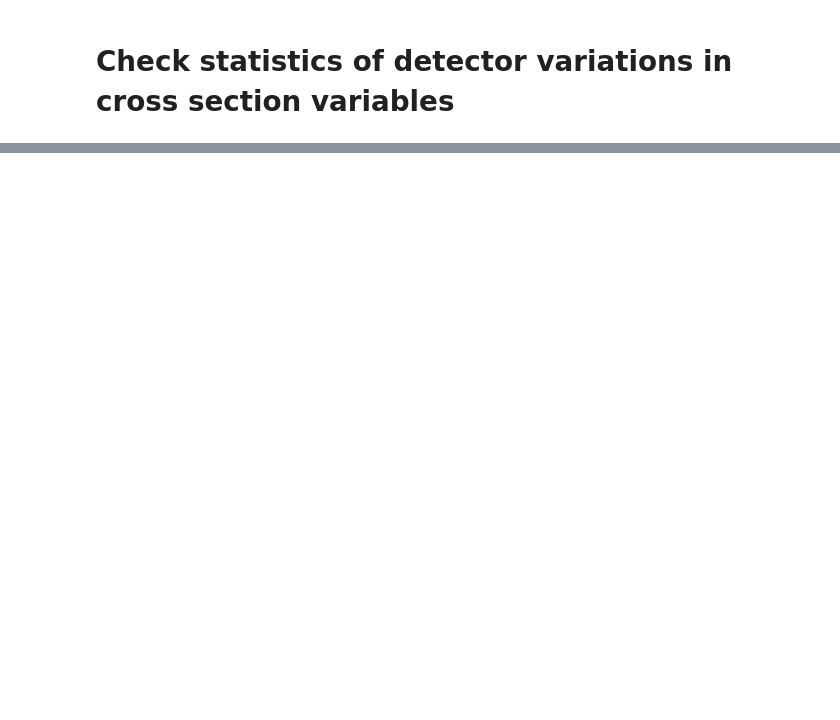
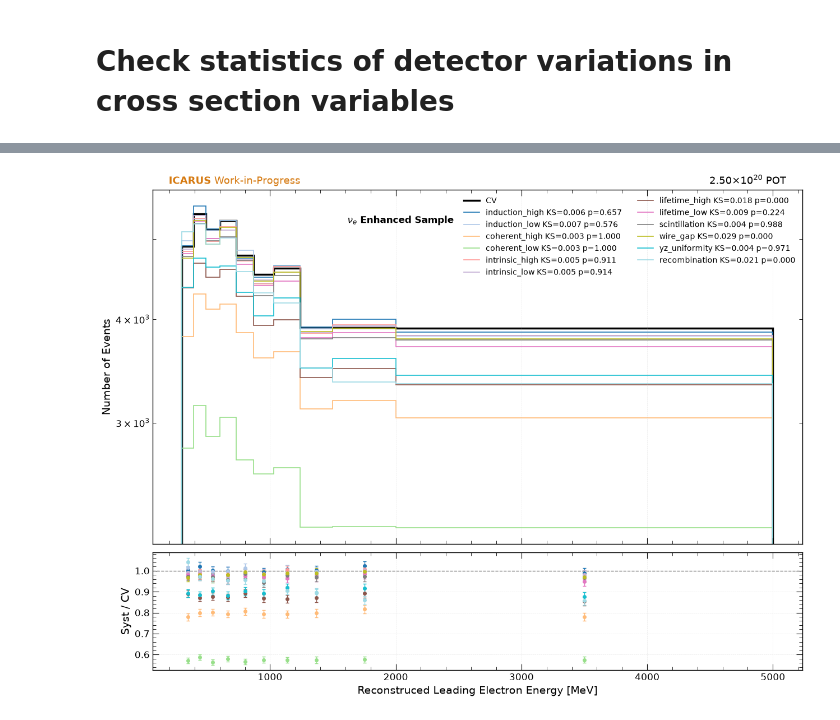
Before and after one commit to justinjmueller/medulla, a Jupyter notebook: analysis/detectorSystematics.ipynb, the cells around one changed output, grey strips where cells are left out. Saved outputs shown, nothing was run; the diff lists cells and outputs as text; code cells hidden in the pictures; blank space fills up the shorter version.

```diff
--- a/analysis/detectorSystematics.ipynb
+++ b/analysis/detectorSystematics.ipynb
@@ -81,0 +146,79 @@ plt.show()
+# %%
+fin_e = uproot.open("/exp/icarus/data/users/micarrig/merged_nue_v3.root")
+
+scale_pot = 2.5e20
+
+tree = 'all'
+
+var = 'reco_leading_electron_energy'
+samples = ['induction_high', 'induction_low', 'coherent_high', 'coherent_low', 'intrinsic_high', 'intrinsic_low',
+           'lifetime_high', 'lifetime_low', 'scintillation', 'wire_gap', 'yz_uniformity', 'recombination']
+
+e_cv = fin_e[f'events/NuMI_nue/{tree}'].arrays([var, 'true_category'], library='np')
+a_cv = np.asarray(e_cv[var][e_cv['true_category'] == 0])
+cv_e = a_cv[np.isfinite(a_cv)]
+
+e_bins_arr = np.array(e_bins)
+bin_centers = (e_bins_arr[:-1] + e_bins_arr[1:]) / 2
+
+pot_cv = fin_e[f'events/NuMI_nue/POT'].to_numpy()[0][0] / 4
+print("CV POT:", pot_cv, "events:", len(a_cv))
+
+counts_cv, _ = np.histogram(a_cv, bins=e_bins_arr, weights=np.full_like(a_cv, pot_cv / scale_pot))
+
+fig, ax = plt.subplots(2, 1, figsize=(12.8, 9.6), gridspec_kw={'height_ratios': [3, 1]}, sharex=True)
+
+ax[0].stairs(counts_cv, e_bins_arr, label='CV', color='black', linewidth=2.5)
+
+colors = plt.cm.tab20(np.linspace(0, 1, len(samples)))
+
+for i, sample in enumerate(samples):
+    color = colors[i]
+
+    e_sel = fin_e[f'events/{sample}/{tree}'].arrays([var, 'true_category'], library='np')
+    a_sel = np.asarray(e_sel[var][e_sel['true_category'] == 0])
+    sel_e = a_sel[np.isfinite(a_sel)]
+
+    pot_sel = fin_e[f'events/{sample}/POT'].to_numpy()[0][0] / 2
+    print(f"{sample} POT:", pot_sel, "events:", len(a_sel))
+
+    counts_sel, _ = np.histogram(a_sel, bins=e_bins_arr, weights=np.full_like(a_sel, pot_sel / scale_pot))
+
+    ks_res = ks_2samp(cv_e, sel_e, alternative='two-sided', method='auto')
+
+    mask = counts_cv > 0
+    ndof = int(mask.sum())
+    chi2_val = float(np.sum((counts_sel[mask] - counts_cv[mask])**2 / counts_cv[mask]))
+    p_chi2 = float(chi2_dist.sf(chi2_val, ndof))
+
+    with np.errstate(invalid='ignore', divide='ignore'):
+        ratio = np.where(counts_cv > 0, counts_sel / counts_cv, np.nan)
+        ratio_err = np.where(
+            (counts_cv > 0) & (counts_sel > 0),
+            ratio * np.sqrt(1.0 / counts_sel + 1.0 / counts_cv),
+            np.nan
+        )
+
+    label = f'{sample} KS={ks_res.statistic:.3f} p={ks_res.pvalue:.3f}' #  χ²/ndf={chi2_val:.2f}/{ndof:.2f}={chi2_val/ndof:.2f}'
+    ax[0].stairs(counts_sel, e_bins_arr, color=color, linewidth=1.2, label=label)
+    ax[1].errorbar(bin_centers, ratio, yerr=ratio_err, fmt='o', color=color,
+                   markersize=4, linewidth=1, capsize=2)
+
+ax[0].legend(ncol=2, fontsize=10, loc='best', framealpha=0.8)
+ax[0].set_ylabel('Number of Events')
+# ax[0].set_title(f'CV vs Detector Systematics (Unscaled)')
+ax[0].grid(alpha=0.3)
+ax[0].set_yscale('log')
+
+ax[1].axhline(1, color='gray', linestyle='--', linewidth=1)
+ax[1].set_xlabel(f'Reconstruced Leading Electron Energy [MeV]')
+ax[1].set_ylabel('Syst / CV')
+# ax[1].set_ylim(0.5, 1.5)
+ax[1].grid(alpha=0.3)
+ax[0].text(0.3, 0.9, r'$\nu_e$ Enhanced Sample', transform=ax[0].transAxes,
+           ha='left', va='bottom', fontsize=12, fontweight='bold')
+stamp(ax[0], pot=scale_pot, work_in_progress=True)
+
+plt.tight_layout()
+plt.show()
+# %% [output]
@@ -82,3 +238,4 @@ plt.show()
+[figure, added]
 # %%
 var = 'reco_leading_electron_energy'
 
```
Also changed, not shown: parts of 14 cells of this notebook, 59 other files.
